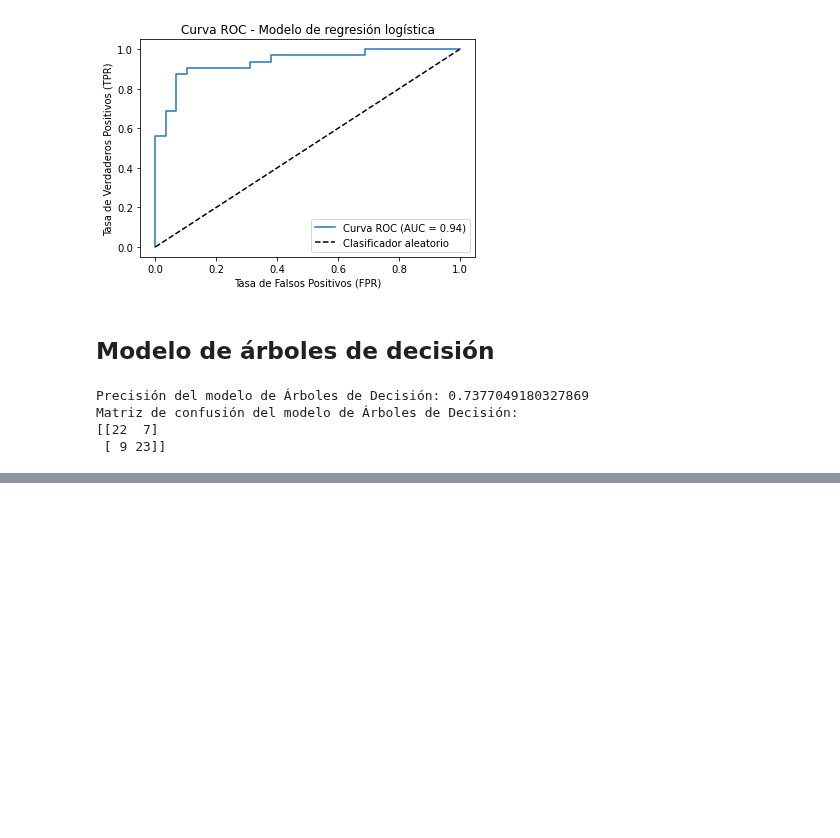
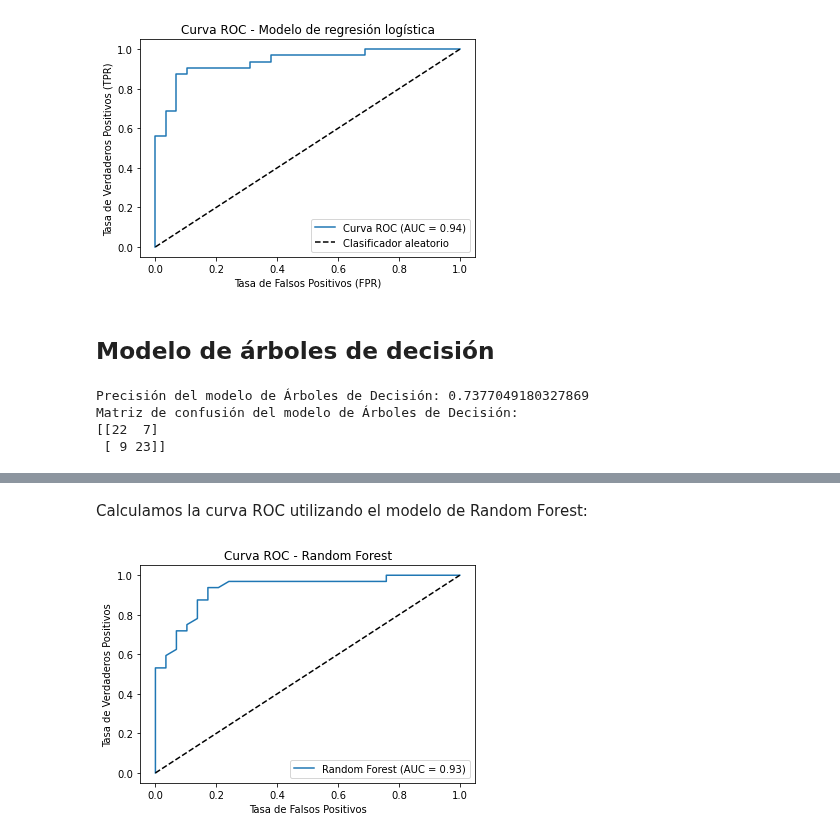
Before and after one commit to OscarTienda/heart-attack-analysis-prection, a Jupyter notebook: code/heart-attack-analysis-prediction.ipynb, the cells around one changed output, grey strips where cells are left out. Saved outputs shown, nothing was run; the diff lists cells and outputs as text; code cells hidden in the pictures; blank space fills up the shorter version.

Commit message:
agrego random forest

```diff
--- a/code/heart-attack-analysis-prediction.ipynb
+++ b/code/heart-attack-analysis-prediction.ipynb
@@ -820,0 +843,21 @@ plt.show()
+# %%
+from sklearn.ensemble import RandomForestClassifier
+from sklearn.metrics import accuracy_score, confusion_matrix
+
+# Crear el modelo de Random Forest
+model_random_forest = RandomForestClassifier()
+
+# Entrenar el modelo
+model_random_forest.fit(X_train, y_train)
+
+# Realizar predicciones en el conjunto de prueba
+y_pred_random_forest = model_random_forest.predict(X_test)
+
+# Calcular la precisión del modelo
+accuracy_random_forest = accuracy_score(y_test, y_pred_random_forest)
+print("Precisión del modelo:", accuracy_random_forest)
+
+# Calcular la matriz de confusión
+confusion_matrix_random_forest = confusion_matrix(y_test, y_pred_random_forest)
+print("Matriz de confusión:")
+print(confusion_matrix_random_forest)
@@ -820,0 +884,22 @@ plt.show()
+# %% [markdown]
+Calculamos la curva ROC utilizando el modelo de Random Forest:
+# %%
+# Obtener las probabilidades de predicción para la clase positiva
+y_prob = model_random_forest.predict_proba(X_test)[:, 1]
+
+# Calcular la tasa de verdaderos positivos (TPR) y la tasa de falsos positivos (FPR)
+fpr, tpr, _ = roc_curve(y_test, y_prob)
+
+# Calcular el área bajo la curva ROC (AUC-ROC)
+auc = roc_auc_score(y_test, y_prob)
+
+# Graficar la curva ROC
+plt.plot(fpr, tpr, label='Random Forest (AUC = {:.2f})'.format(auc))
+plt.plot([0, 1], [0, 1], 'k--')  # Línea de referencia (AUC = 0.5)
+plt.xlabel('Tasa de Falsos Positivos')
+plt.ylabel('Tasa de Verdaderos Positivos')
+plt.title('Curva ROC - Random Forest')
+plt.legend(loc='lower right')
+plt.show()
+# %% [output]
+[figure, added]
```
Also changed, not shown: parts of 9 cells of this notebook.
